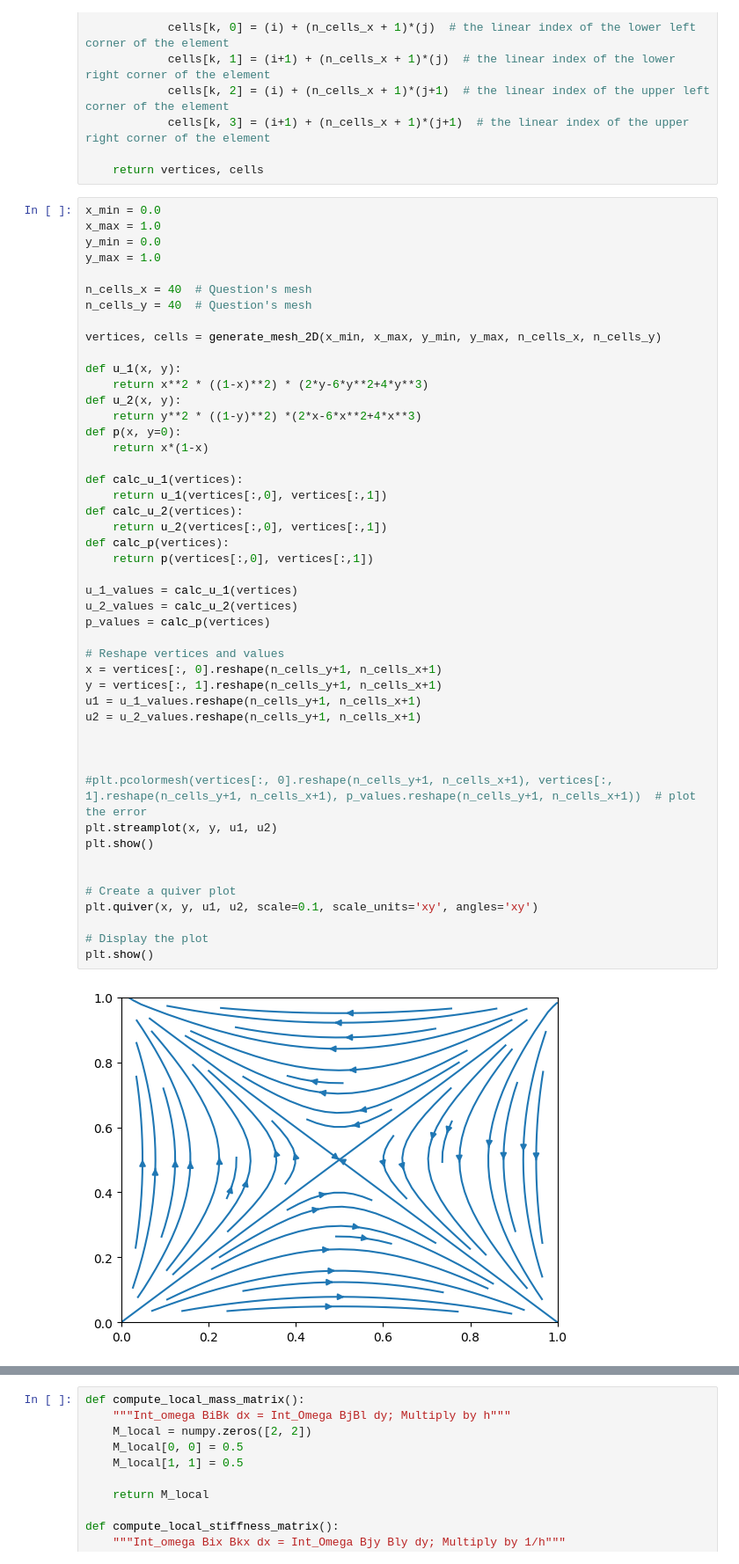
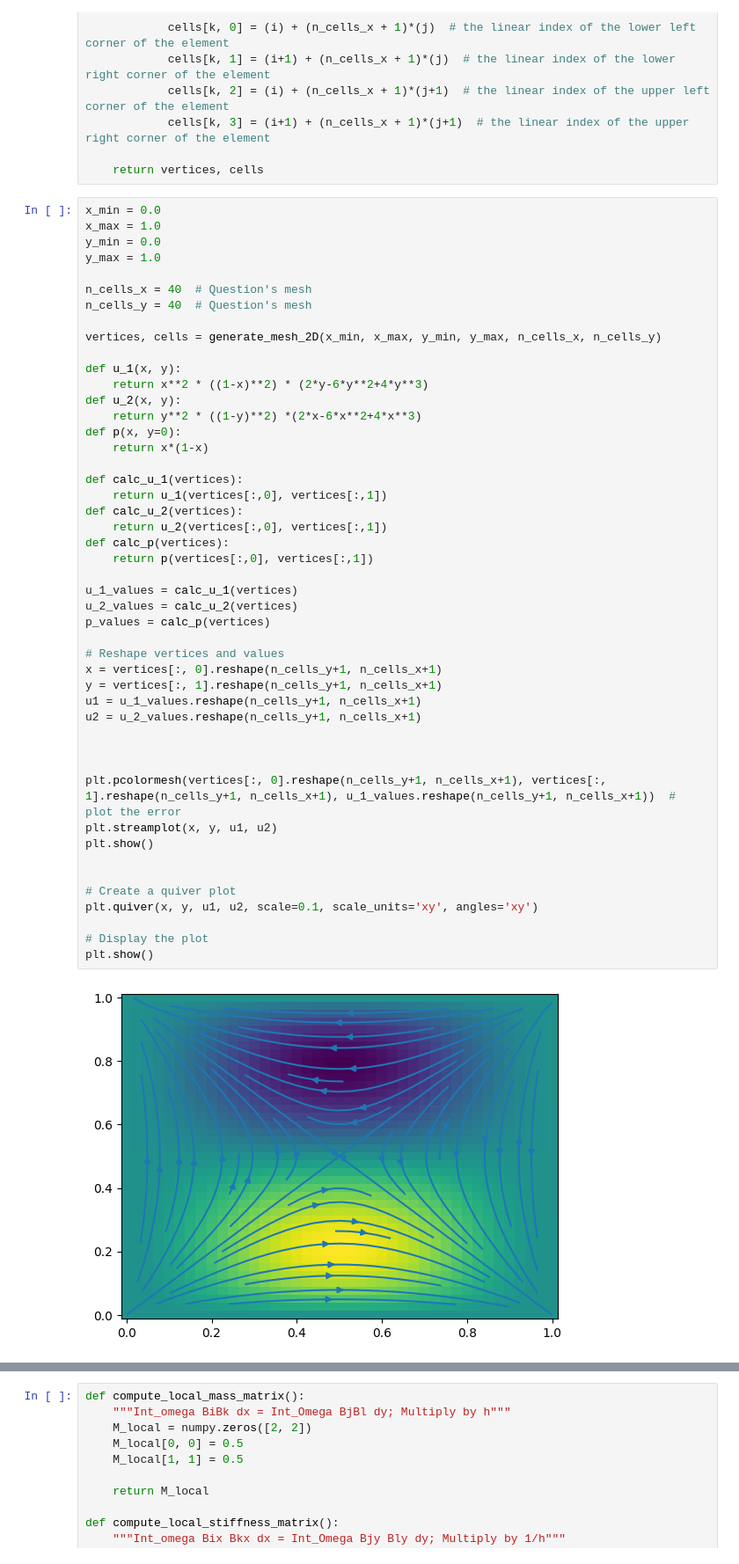
Before and after one commit to LeoderProfi/CFD_Project1, a Jupyter notebook: CFD_Pro_1.ipynb, the cells around one changed output, grey strips where cells are left out. Shown at 88% size. Cells and saved outputs as stored; diff of their text form.

```diff
--- a/CFD_Pro_1.ipynb
+++ b/CFD_Pro_1.ipynb
@@ -52,35 +52,35 @@ def p(x, y=0):
 
 def calc_u_1(vertices):
     return u_1(vertices[:,0], vertices[:,1])
 def calc_u_2(vertices):
     return u_2(vertices[:,0], vertices[:,1])
 def calc_p(vertices):
     return p(vertices[:,0], vertices[:,1])
 
 u_1_values = calc_u_1(vertices)
 u_2_values = calc_u_2(vertices)
 p_values = calc_p(vertices)
 
 # Reshape vertices and values
 x = vertices[:, 0].reshape(n_cells_y+1, n_cells_x+1)
 y = vertices[:, 1].reshape(n_cells_y+1, n_cells_x+1)
 u1 = u_1_values.reshape(n_cells_y+1, n_cells_x+1)
 u2 = u_2_values.reshape(n_cells_y+1, n_cells_x+1)
 
 
 
-#plt.pcolormesh(vertices[:, 0].reshape(n_cells_y+1, n_cells_x+1), vertices[:, 1].reshape(n_cells_y+1, n_cells_x+1), p_values.reshape(n_cells_y+1, n_cells_x+1))  # plot the error
+plt.pcolormesh(vertices[:, 0].reshape(n_cells_y+1, n_cells_x+1), vertices[:, 1].reshape(n_cells_y+1, n_cells_x+1), u_1_values.reshape(n_cells_y+1, n_cells_x+1))  # plot the error
 plt.streamplot(x, y, u1, u2)
 plt.show()
 
 
 # Create a quiver plot
 plt.quiver(x, y, u1, u2, scale=0.1, scale_units='xy', angles='xy')
 
 # Display the plot
 plt.show()
 # %% [output]
-[figure, old version]
+[figure, new version]
 [figure]
 # %%
 def compute_local_mass_matrix():
```
Also changed, not shown: parts of 4 cells of this notebook.
